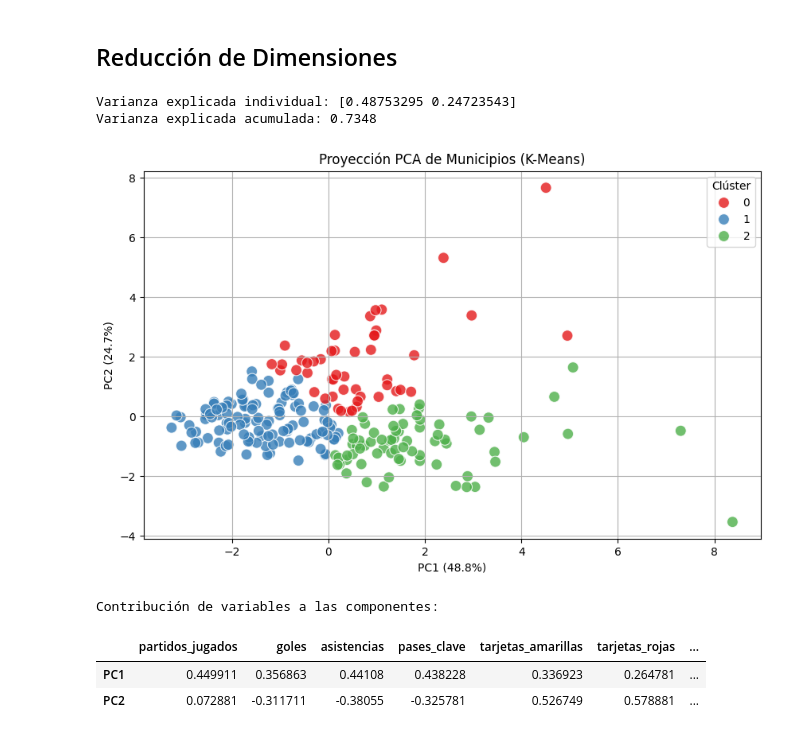
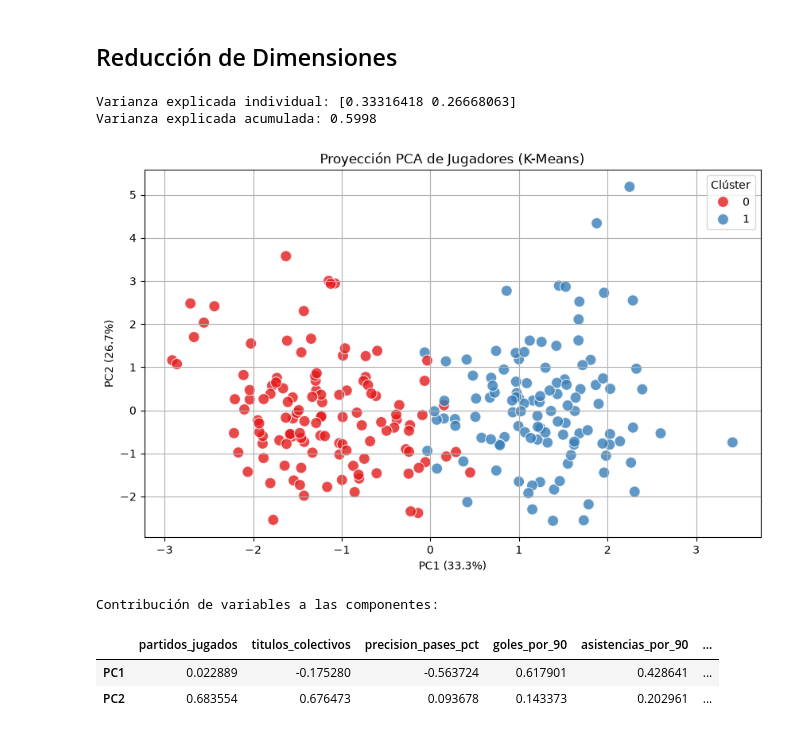
Before and after one commit to JuanEsteban-prog/AprendizajeAutom-ticoInicial, a Jupyter notebook: Retos/Reto-001.ipynb, the cells around one changed output. Saved outputs shown, nothing was run; the diff lists cells and outputs as text; code cells hidden in the pictures.

```diff
--- a/Retos/Reto-001.ipynb
+++ b/Retos/Reto-001.ipynb
@@ -49,7 +49,14 @@ import seaborn as sns
 # Carga de datos cumpliendo las especificaciones del reto
 
 url = 'https://raw.githubusercontent.com/juanfercaicedo/AprendizajeAutomaticoInicial/refs/heads/main/Dataset/futbollStats.csv'
-df = pd.read_csv(url)
+try:
+    df = pd.read_csv(url)
+except Exception:
+    import ssl
+    from urllib.request import urlopen
+
+    with urlopen(url, context=ssl._create_unverified_context()) as response:
+        df = pd.read_csv(response)
 
 print("Auditoría inicial de la base de datos:")
 print("Dimensiones (filas, columnas):", df.shape)
@@ -158,8 +165,9 @@ plt.legend()
 plt.grid(True)
 plt.show()
 
-# Selección del modelo final (ajusta k_optimo según el gráfico, usualmente 3 o 4)
-k_optimo = 3
+# Selección automática del mejor k según la silueta de K-Means
+k_optimo = list(k_range)[int(np.argmax(silhouette_km))]
+print(f"\nNúmero óptimo de clústeres: k={k_optimo} (Silueta={max(silhouette_km):.4f})")
 modelo_final = KMeans(n_clusters=k_optimo, random_state=42, n_init=15)
 df_clean['Cluster'] = modelo_final.fit_predict(X_scaled)
 
@@ -184,32 +193,32 @@ Name: count, dtype: int64
 # %%
 from sklearn.decomposition import PCA
 
 # Aplicar PCA
 pca = PCA(n_components=2)
 X_pca = pca.fit_transform(X_scaled)
 
 print(f"Varianza explicada individual: {pca.explained_variance_ratio_}")
 print(f"Varianza explicada acumulada: {pca.explained_variance_ratio_.sum():.4f}")
 
 # Visualización
 plt.figure(figsize=(10, 6))
 sns.scatterplot(x=X_pca[:, 0], y=X_pca[:, 1], hue=df_clean['Cluster'], palette='Set1', s=100, alpha=0.8)
-plt.title('Proyección PCA de Municipios (K-Means)')
+plt.title('Proyección PCA de Jugadores (K-Means)')
 plt.xlabel(f'PC1 ({pca.explained_variance_ratio_[0]*100:.1f}%)')
 plt.ylabel(f'PC2 ({pca.explained_variance_ratio_[1]*100:.1f}%)')
 plt.legend(title='Clúster')
 plt.grid(True)
 plt.show()
 
 # Contribuciones
 contribuciones = pd.DataFrame(pca.components_, columns=features_cols, index=['PC1', 'PC2'])
 print("\nContribución de variables a las componentes:")
 display(contribuciones)
 # %% [output]
-Varianza explicada individual: [0.48753295 0.24723543]
-Varianza explicada acumulada: 0.7348
+Varianza explicada individual: [0.33316418 0.26668063]
+Varianza explicada acumulada: 0.5998
-[figure, old version]
+[figure, new version]
 Contribución de variables a las componentes:
-|  | partidos_jugados | goles | asistencias | pases_clave | tarjetas_amarillas | tarjetas_rojas | ... |
-| PC1 | 0.449911 | 0.356863 | 0.44108 | 0.438228 | 0.336923 | 0.264781 | ... |
-| PC2 | 0.072881 | -0.311711 | -0.38055 | -0.325781 | 0.526749 | 0.578881 | ... |
+|  | partidos_jugados | titulos_colectivos | precision_pases_pct | goles_por_90 | asistencias_por_90 | ... |
+| PC1 | 0.022889 | -0.175280 | -0.563724 | 0.617901 | 0.428641 | ... |
+| PC2 | 0.683554 | 0.676473 | 0.093678 | 0.143373 | 0.202961 | ... |
```
Also changed, not shown: parts of 6 cells of this notebook.
